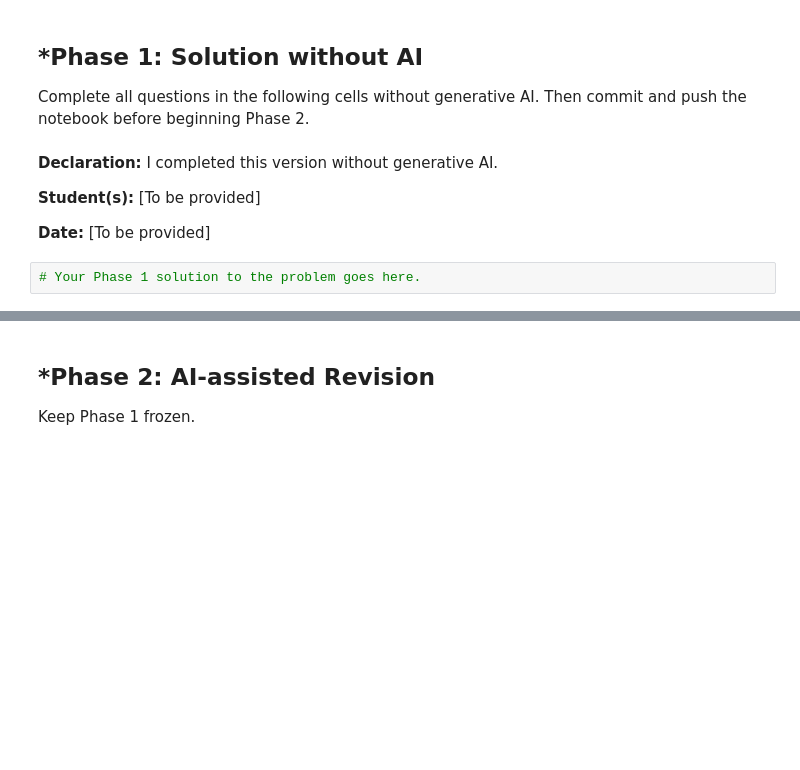
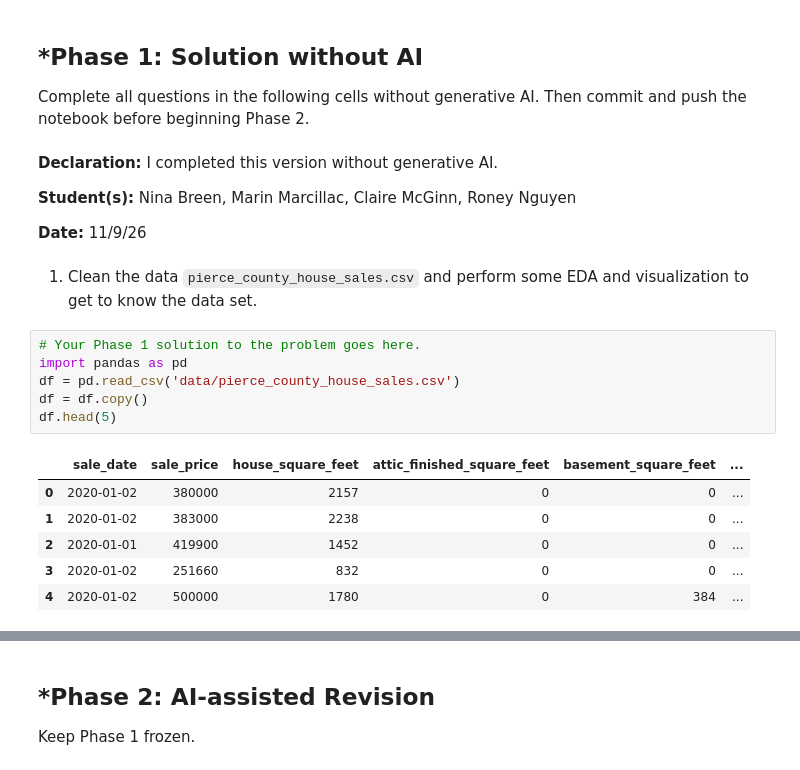
Before and after one commit to 9-uh/L02-hedonic-pricing, a Jupyter notebook: notebook.ipynb, the cells around one changed output, grey strips where cells are left out. Drawn from its saved outputs; the diff is of its cells as text; blank space fills up the shorter version.

```diff
--- a/notebook.ipynb
+++ b/notebook.ipynb
@@ -21,8 +21,21 @@ notebook before beginning Phase 2.
 # %% [markdown]
 **Declaration:** I completed this version without generative AI.
 
-**Student(s):** [To be provided]
+**Student(s):** Nina Breen, Marin Marcillac, Claire McGinn, Roney Nguyen
 
-**Date:** [To be provided]
+**Date:** 11/9/26
+# %% [markdown]
+1. Clean the data `pierce_county_house_sales.csv` and perform some EDA and visualization to get to know the data set.
 # %%
 # Your Phase 1 solution to the problem goes here.
+import pandas as pd
+df = pd.read_csv('data/pierce_county_house_sales.csv')
+df = df.copy()
+df.head(5)
+# %% [output]
+|  | sale_date | sale_price | house_square_feet | attic_finished_square_feet | basement_square_feet | ... |
+| 0 | 2020-01-02 | 380000 | 2157 | 0 | 0 | ... |
+| 1 | 2020-01-02 | 383000 | 2238 | 0 | 0 | ... |
+| 2 | 2020-01-01 | 419900 | 1452 | 0 | 0 | ... |
+| 3 | 2020-01-02 | 251660 | 832 | 0 | 0 | ... |
+| 4 | 2020-01-02 | 500000 | 1780 | 0 | 384 | ... |
```
Also changed, not shown: parts of 17 cells of this notebook.
